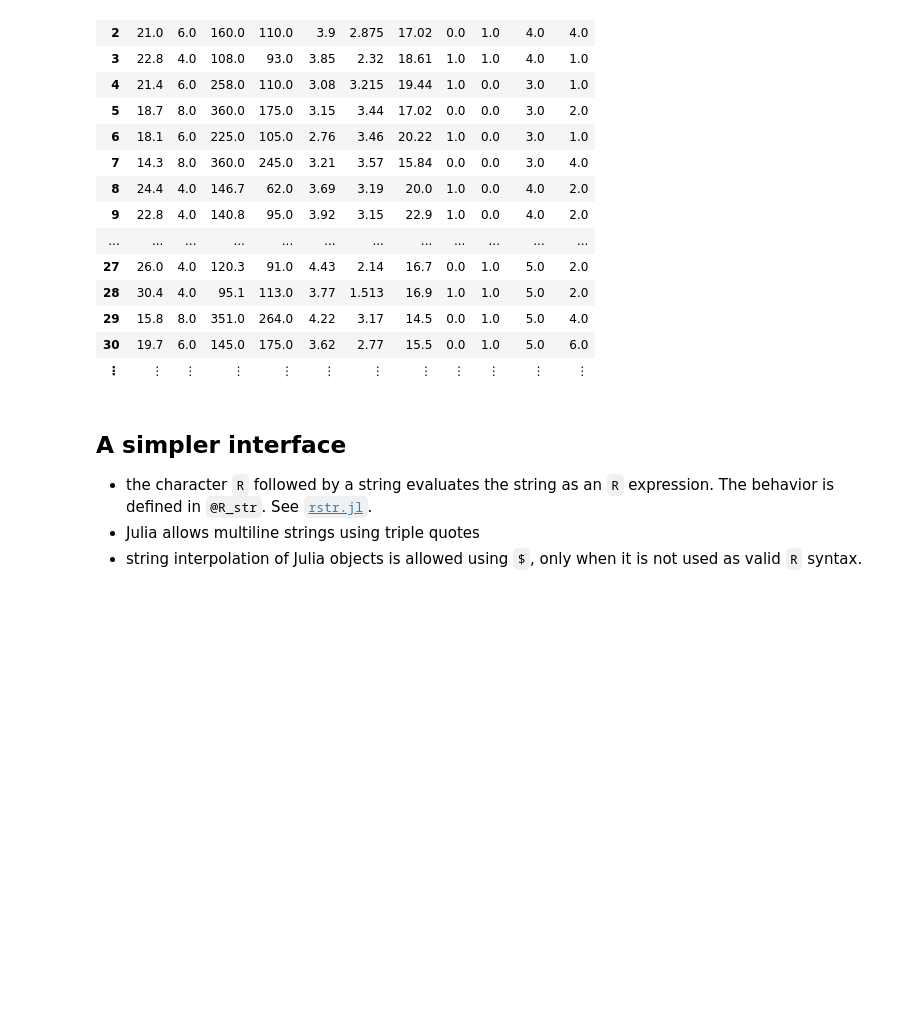
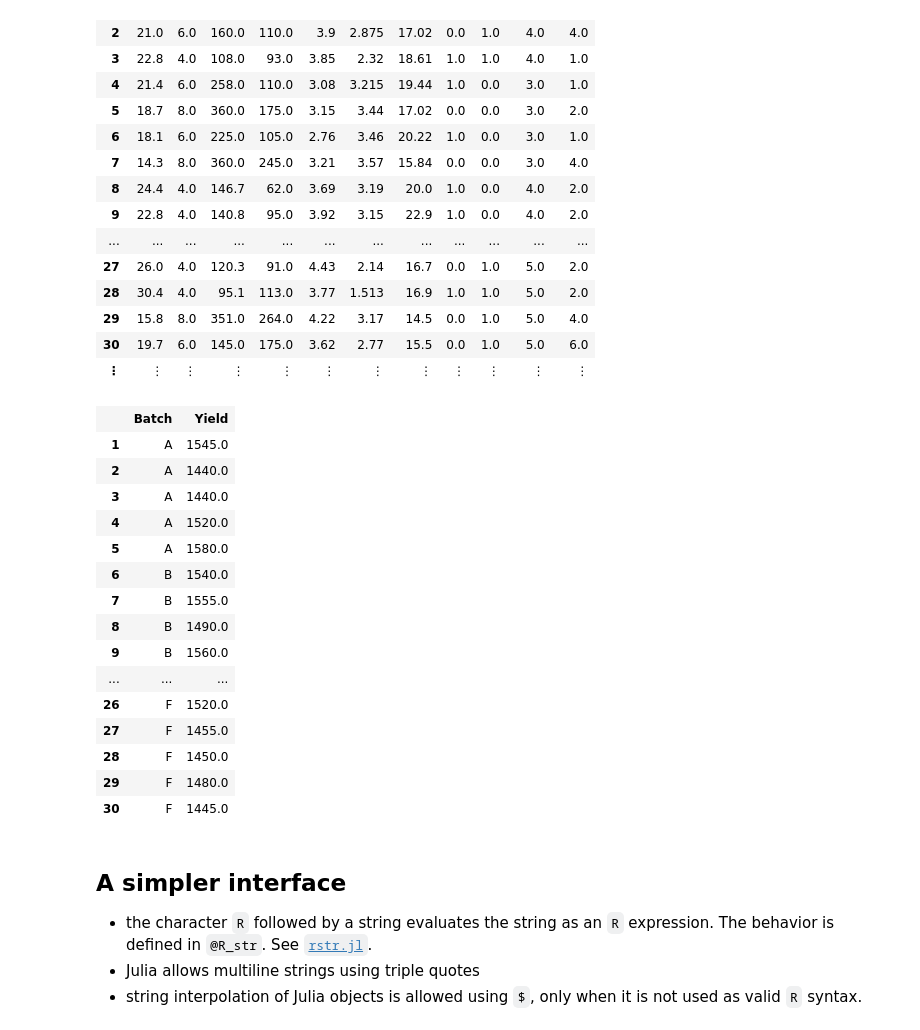
Before and after one commit to dmbates/DSC, a Jupyter notebook: DSCpresentation.ipynb, the cells around one changed output. Cells and saved outputs as stored; diff of their text form; code cells hidden in the pictures; blank space fills up the shorter version.

```diff
--- a/DSCpresentation.ipynb
+++ b/DSCpresentation.ipynb
@@ -82,6 +82,25 @@ mtcars = rcopy("mtcars")
 | 29 | 15.8 | 8.0 | 351.0 | 264.0 | 4.22 | 3.17 | 14.5 | 0.0 | 1.0 | 5.0 | 4.0 |
 | 30 | 19.7 | 6.0 | 145.0 | 175.0 | 3.62 | 2.77 | 15.5 | 0.0 | 1.0 | 5.0 | 6.0 |
 | ⋮ | ⋮ | ⋮ | ⋮ | ⋮ | ⋮ | ⋮ | ⋮ | ⋮ | ⋮ | ⋮ | ⋮ |
+# %%
+ds = rcopy("lme4::Dyestuff")
+# %% [output]
+|  | Batch | Yield |
+| 1 | A | 1545.0 |
+| 2 | A | 1440.0 |
+| 3 | A | 1440.0 |
+| 4 | A | 1520.0 |
+| 5 | A | 1580.0 |
+| 6 | B | 1540.0 |
+| 7 | B | 1555.0 |
+| 8 | B | 1490.0 |
+| 9 | B | 1560.0 |
+| ... | ... | ... |
+| 26 | F | 1520.0 |
+| 27 | F | 1455.0 |
+| 28 | F | 1450.0 |
+| 29 | F | 1480.0 |
+| 30 | F | 1445.0 |
 # %% [markdown]
 ## A simpler interface
 - the character `R` followed by a string evaluates the string as an `R` expression.  The behavior is defined in `@R_str`. See [`rstr.jl`](https://github.com/JuliaStats/RCall.jl/blob/master/src/rstr.jl).
```
